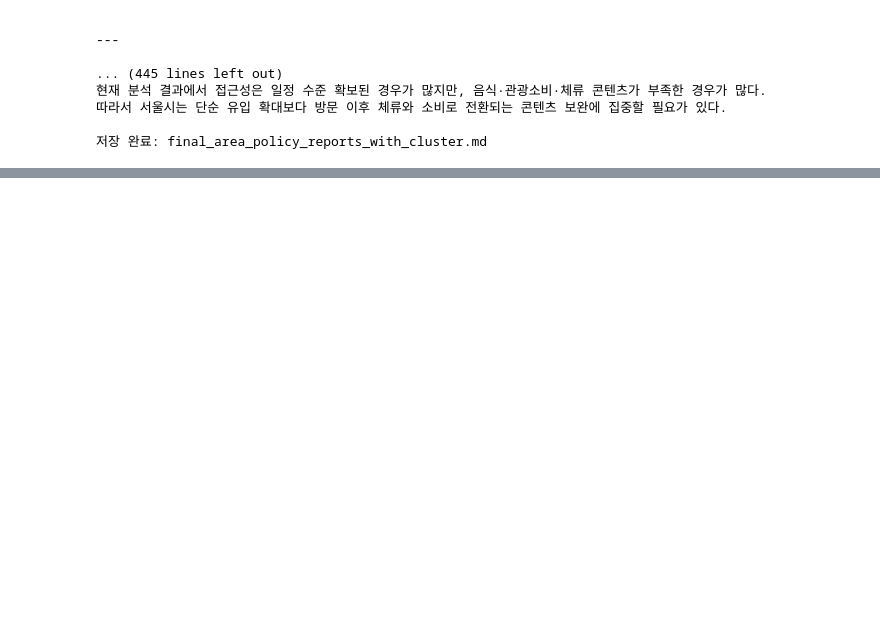
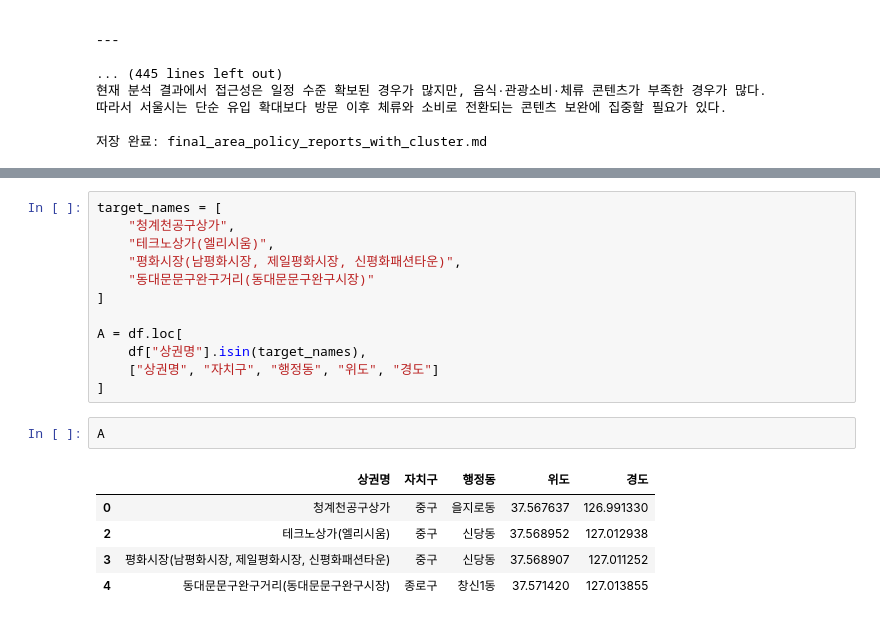
Before and after one commit to carolyn0515/SEOULDATA, a Jupyter notebook: NOTEBOOK/11_more.ipynb, the cells around one changed output, grey strips where cells are left out. Saved outputs shown, nothing was run; the diff lists cells and outputs as text; blank space fills up the shorter version.

```diff
--- a/NOTEBOOK/11_more.ipynb
+++ b/NOTEBOOK/11_more.ipynb
@@ -1640,0 +1696,20 @@ print("저장 완료: final_area_policy_reports_with_cluster.md")
+# %%
+target_names = [
+    "청계천공구상가",
+    "테크노상가(엘리시움)",
+    "평화시장(남평화시장, 제일평화시장, 신평화패션타운)",
+    "동대문문구완구거리(동대문문구완구시장)"
+]
+
+A = df.loc[
+    df["상권명"].isin(target_names),
+    ["상권명", "자치구", "행정동", "위도", "경도"]
+]
+# %%
+A
+# %% [output]
+|  | 상권명 | 자치구 | 행정동 | 위도 | 경도 |
+| 0 | 청계천공구상가 | 중구 | 을지로동 | 37.567637 | 126.991330 |
+| 2 | 테크노상가(엘리시움) | 중구 | 신당동 | 37.568952 | 127.012938 |
+| 3 | 평화시장(남평화시장, 제일평화시장, 신평화패션타운) | 중구 | 신당동 | 37.568907 | 127.011252 |
+| 4 | 동대문문구완구거리(동대문문구완구시장) | 종로구 | 창신1동 | 37.571420 | 127.013855 |
```
Also changed, not shown: parts of 12 cells of this notebook.
